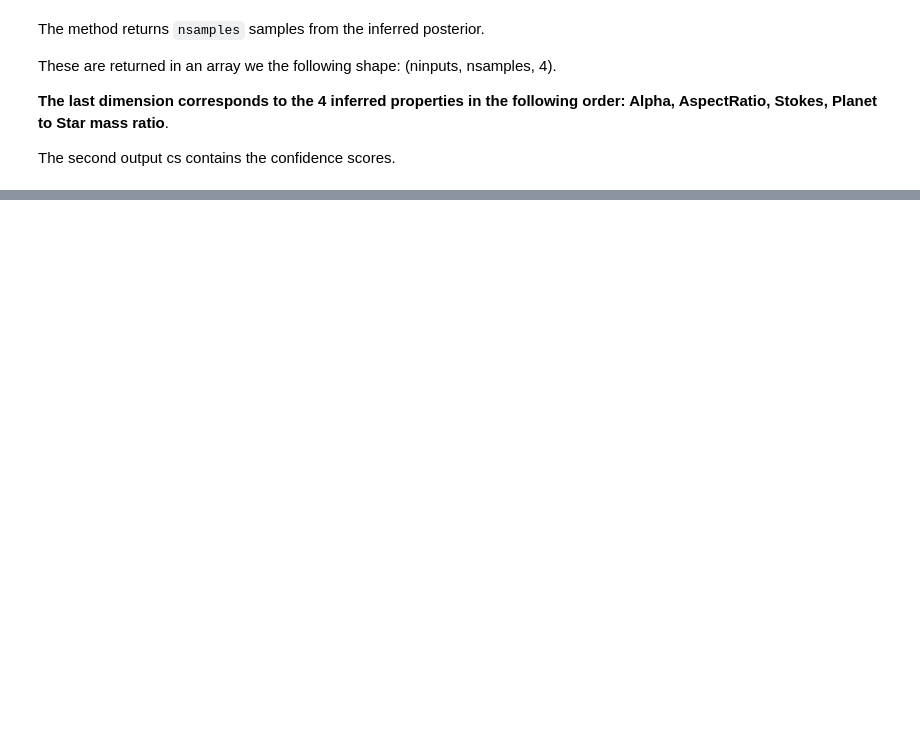
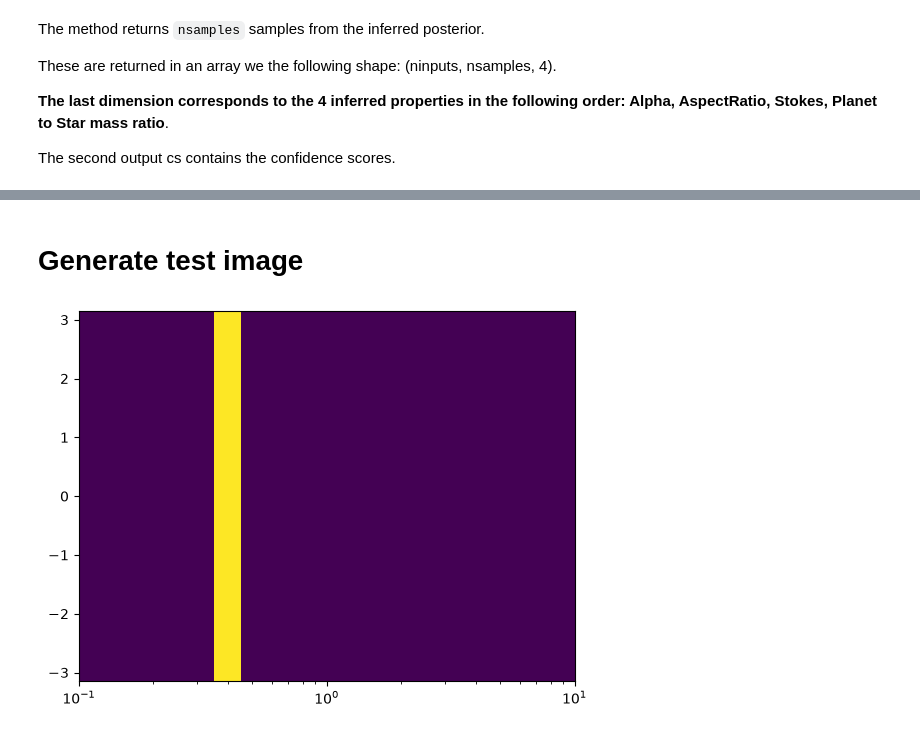
Before and after one commit to dust-busters/DBNets, a Jupyter notebook: examples/example_from_fargo.ipynb, the cells around one changed output, grey strips where cells are left out. Cells and saved outputs as stored; diff of their text form; code cells hidden in the pictures; blank space fills up the shorter version.

```diff
--- a/examples/example_from_fargo.ipynb
+++ b/examples/example_from_fargo.ipynb
@@ -96,0 +83,7 @@ results_dict
+# %% [markdown]
+# Generate test image
+# %%
+import numpy as np
+tol=0.05
+data = np.ones((2011,1476))*np.logspace(-1, 1, 1476)
+masked = np.where(np.abs(data - 0.4) < tol, 1, 1e-5)
@@ -96,0 +92,6 @@ results_dict
+# %%
+import matplotlib.pyplot as plt
+plt.pcolormesh(np.logspace(-1,1,1476), np.linspace(-np.pi, np.pi, 2011), masked)
+plt.xscale('log')
+# %% [output]
+[figure, added]
```
Also changed, not shown: parts of 8 cells of this notebook, 3 other files.
